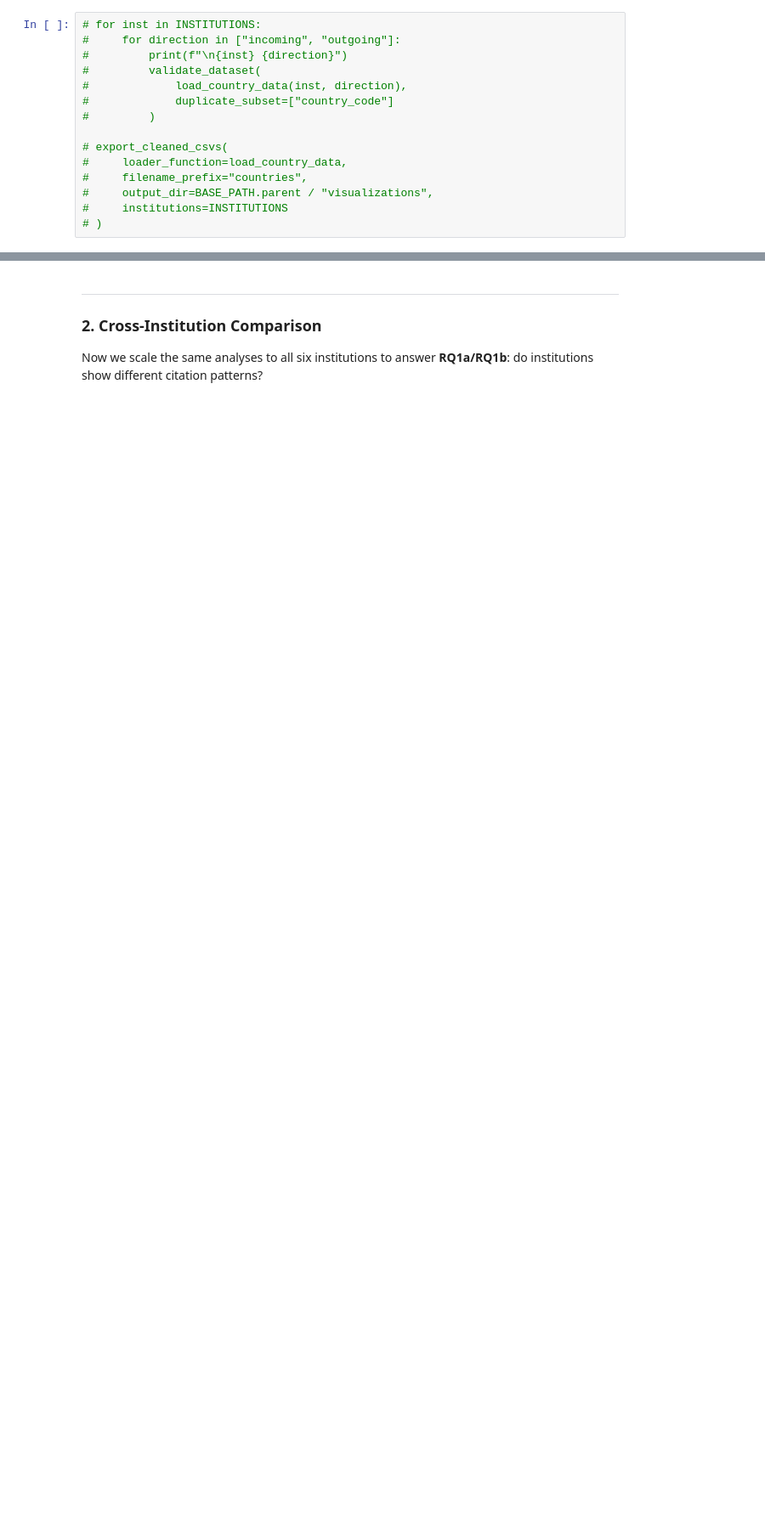
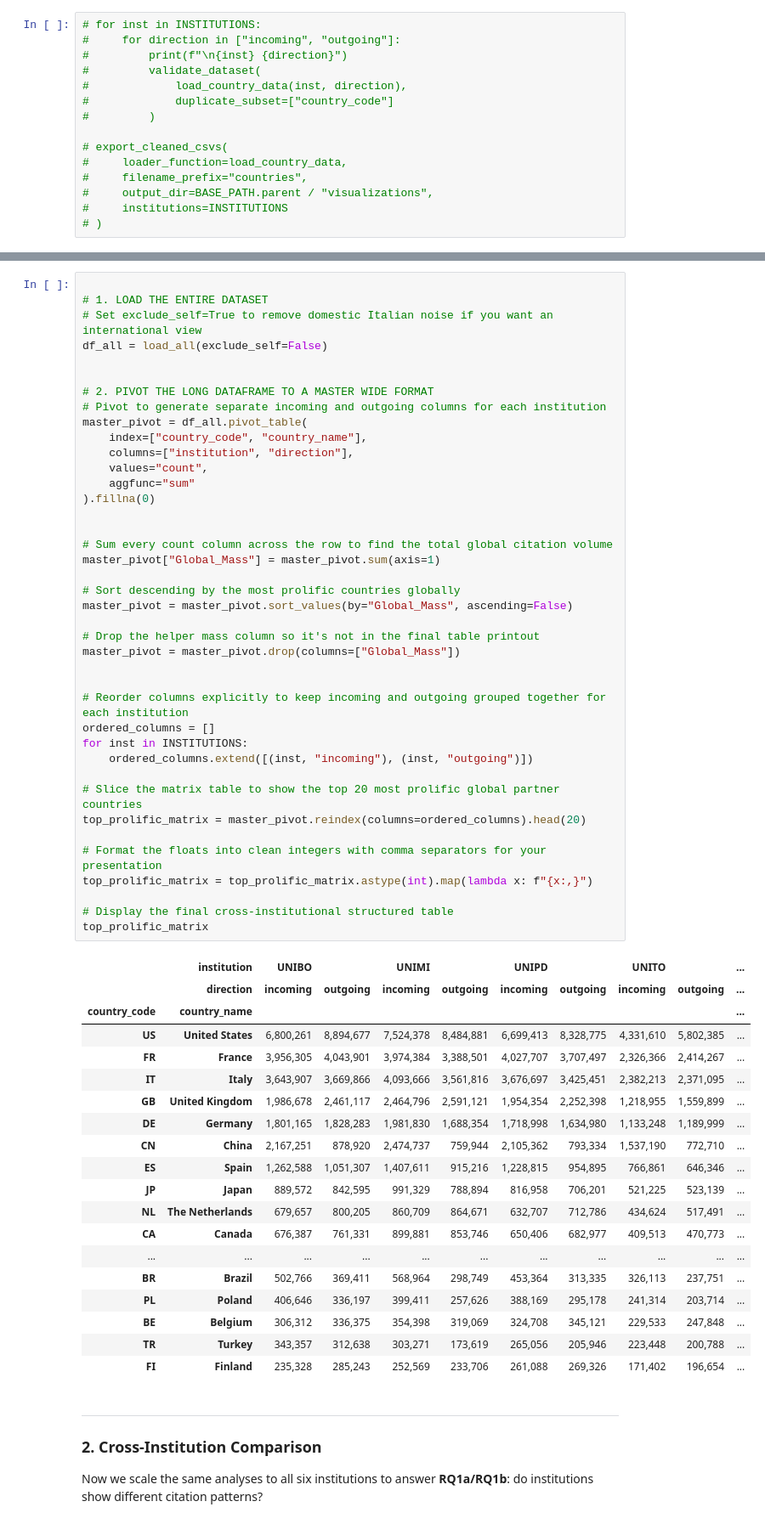
Before and after one commit to open-sci/2025-2026, a Jupyter notebook: bloom/map_of_italian_science/data_viz/map_of_italian_science_countries.ipynb, the cells around one changed output, grey strips where cells are left out. Shown at 85% size. Cells and saved outputs as stored; diff of their text form; blank space fills up the shorter version.

Commit message:
add tables for paper

```diff
--- a/bloom/map_of_italian_science/data_viz/map_of_italian_science_countries.ipynb
+++ b/bloom/map_of_italian_science/data_viz/map_of_italian_science_countries.ipynb
@@ -137,3 +142,63 @@ The following utilities are not required for the analysis itself. They are provi
+# %%
+
+# 1. LOAD THE ENTIRE DATASET
+# Set exclude_self=True to remove domestic Italian noise if you want an international view
+df_all = load_all(exclude_self=False)
+
+
+# 2. PIVOT THE LONG DATAFRAME TO A MASTER WIDE FORMAT
+# Pivot to generate separate incoming and outgoing columns for each institution
+master_pivot = df_all.pivot_table(
+    index=["country_code", "country_name"],
+    columns=["institution", "direction"],
+    values="count",
+    aggfunc="sum"
+).fillna(0)
+
+
+# Sum every count column across the row to find the total global citation volume
+master_pivot["Global_Mass"] = master_pivot.sum(axis=1)
+
+# Sort descending by the most prolific countries globally
+master_pivot = master_pivot.sort_values(by="Global_Mass", ascending=False)
+
+# Drop the helper mass column so it's not in the final table printout
+master_pivot = master_pivot.drop(columns=["Global_Mass"])
+
+
+# Reorder columns explicitly to keep incoming and outgoing grouped together for each institution
+ordered_columns = []
+for inst in INSTITUTIONS:
+    ordered_columns.extend([(inst, "incoming"), (inst, "outgoing")])
+
+# Slice the matrix table to show the top 20 most prolific global partner countries
+top_prolific_matrix = master_pivot.reindex(columns=ordered_columns).head(20)
+
+# Format the floats into clean integers with comma separators for your presentation
+top_prolific_matrix = top_prolific_matrix.astype(int).map(lambda x: f"{x:,}")
+
+# Display the final cross-institutional structured table
+top_prolific_matrix
+# %% [output]
+|  | institution | UNIBO |  | UNIMI |  | UNIPD |  | UNITO |  | ... |
+|  | direction | incoming | outgoing | incoming | outgoing | incoming | outgoing | incoming | outgoing | ... |
+| country_code | country_name |  |  |  |  |  |  |  |  | ... |
+| US | United States | 6,800,261 | 8,894,677 | 7,524,378 | 8,484,881 | 6,699,413 | 8,328,775 | 4,331,610 | 5,802,385 | ... |
+| FR | France | 3,956,305 | 4,043,901 | 3,974,384 | 3,388,501 | 4,027,707 | 3,707,497 | 2,326,366 | 2,414,267 | ... |
+| IT | Italy | 3,643,907 | 3,669,866 | 4,093,666 | 3,561,816 | 3,676,697 | 3,425,451 | 2,382,213 | 2,371,095 | ... |
+| GB | United Kingdom | 1,986,678 | 2,461,117 | 2,464,796 | 2,591,121 | 1,954,354 | 2,252,398 | 1,218,955 | 1,559,899 | ... |
+| DE | Germany | 1,801,165 | 1,828,283 | 1,981,830 | 1,688,354 | 1,718,998 | 1,634,980 | 1,133,248 | 1,189,999 | ... |
+| CN | China | 2,167,251 | 878,920 | 2,474,737 | 759,944 | 2,105,362 | 793,334 | 1,537,190 | 772,710 | ... |
+| ES | Spain | 1,262,588 | 1,051,307 | 1,407,611 | 915,216 | 1,228,815 | 954,895 | 766,861 | 646,346 | ... |
+| JP | Japan | 889,572 | 842,595 | 991,329 | 788,894 | 816,958 | 706,201 | 521,225 | 523,139 | ... |
+| NL | The Netherlands | 679,657 | 800,205 | 860,709 | 864,671 | 632,707 | 712,786 | 434,624 | 517,491 | ... |
+| CA | Canada | 676,387 | 761,331 | 899,881 | 853,746 | 650,406 | 682,977 | 409,513 | 470,773 | ... |
+| ... | ... | ... | ... | ... | ... | ... | ... | ... | ... | ... |
+| BR | Brazil | 502,766 | 369,411 | 568,964 | 298,749 | 453,364 | 313,335 | 326,113 | 237,751 | ... |
+| PL | Poland | 406,646 | 336,197 | 399,411 | 257,626 | 388,169 | 295,178 | 241,314 | 203,714 | ... |
+| BE | Belgium | 306,312 | 336,375 | 354,398 | 319,069 | 324,708 | 345,121 | 229,533 | 247,848 | ... |
+| TR | Turkey | 343,357 | 312,638 | 303,271 | 173,619 | 265,056 | 205,946 | 223,448 | 200,788 | ... |
+| FI | Finland | 235,328 | 285,243 | 252,569 | 233,706 | 261,088 | 269,326 | 171,402 | 196,654 | ... |
 # %% [markdown]
 ---
 
```
Also changed, not shown: parts of 2 cells of this notebook, 1 other file.
